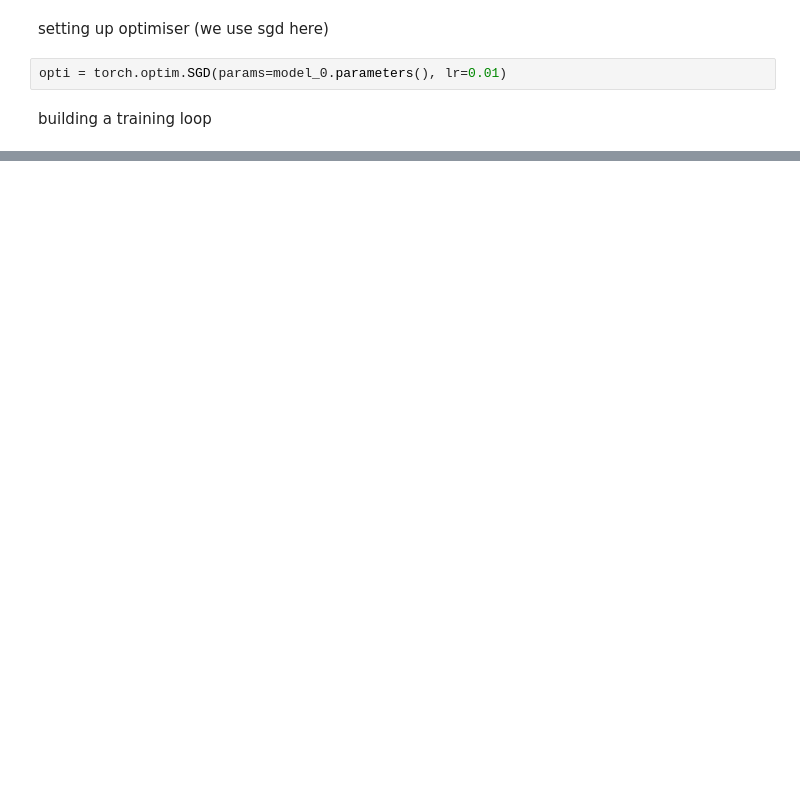
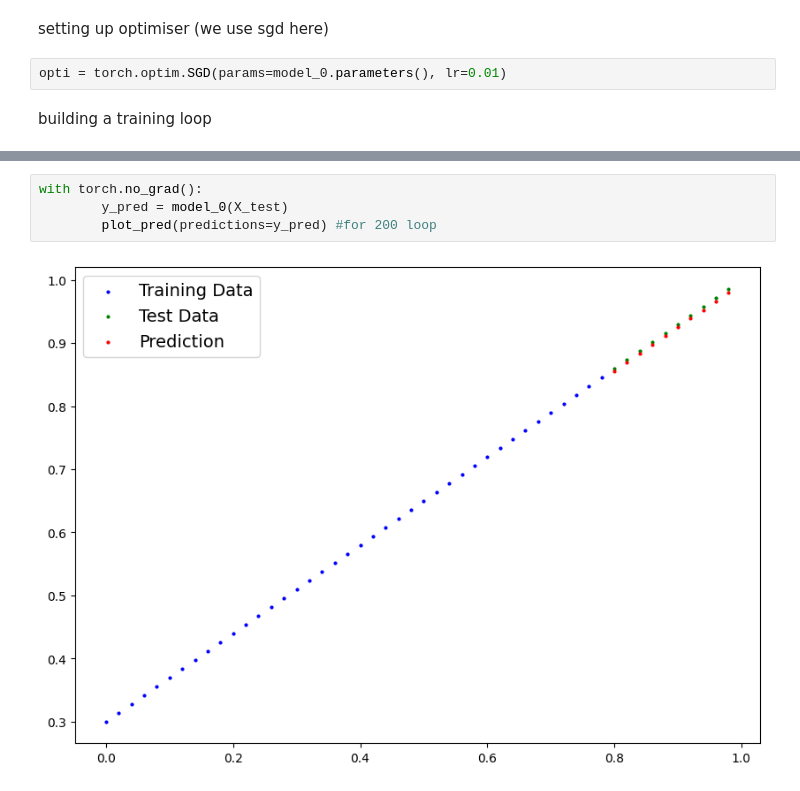
Before and after one commit to innovinitylabs/learning-pytorch, a Jupyter notebook: 01_pytorch_workflow_codealong.ipynb, the cells around one changed output, grey strips where cells are left out. Saved outputs shown, nothing was run; the diff lists cells and outputs as text; blank space fills up the shorter version.

```diff
--- a/01_pytorch_workflow_codealong.ipynb
+++ b/01_pytorch_workflow_codealong.ipynb
@@ -194,0 +245,6 @@ building a training loop
+# %%
+with torch.no_grad():
+        y_pred = model_0(X_test)
+        plot_pred(predictions=y_pred) #for 200 loop
+# %% [output]
+[figure, added]
```
Also changed, not shown: parts of 4 cells of this notebook.
